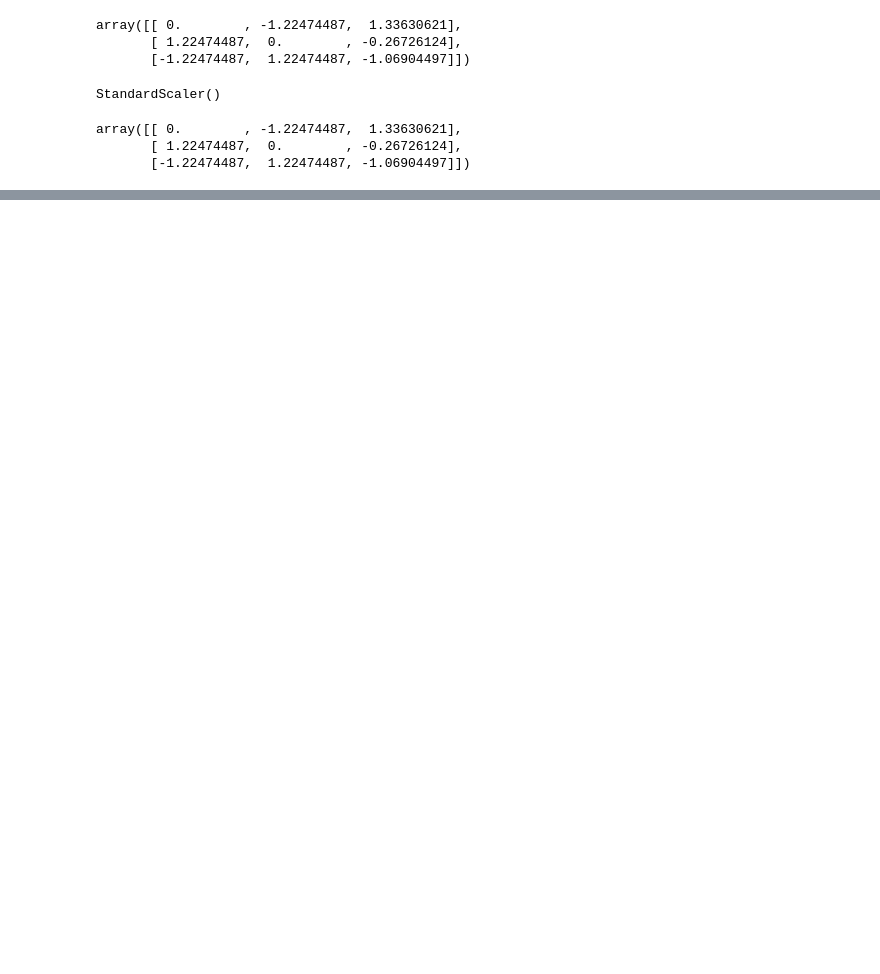
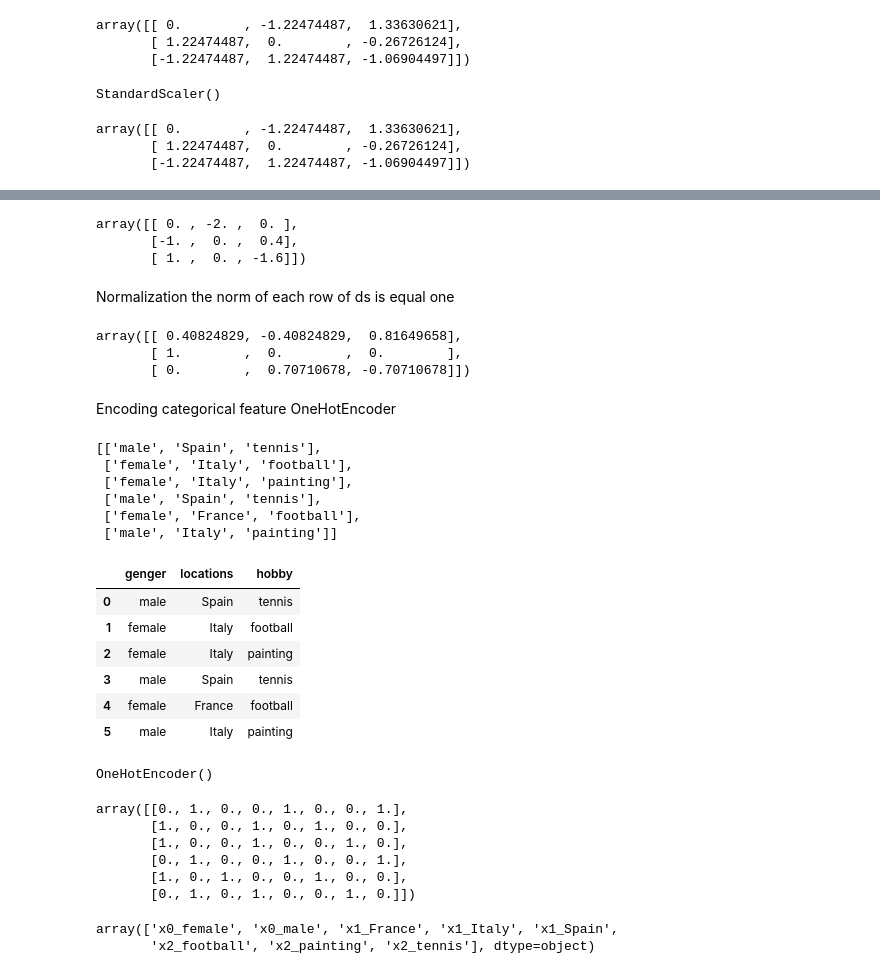
Before and after one commit to Hali2909/ExerciseNumpy, a Jupyter notebook: lesson241025.ipynb, the cells around one changed output, grey strips where cells are left out. Cells and saved outputs as stored; diff of their text form; code cells hidden in the pictures; blank space fills up the shorter version.

```diff
--- a/lesson241025.ipynb
+++ b/lesson241025.ipynb
@@ -219,0 +248,68 @@ array([[ 0.        , -1.22474487,  1.33630621],
+# %%
+transformer.transform(X)
+# %% [output]
+array([[ 0. , -2. ,  0. ],
+       [-1. ,  0. ,  0.4],
+       [ 1. ,  0. , -1.6]])
+# %% [markdown]
+Normalization
+the norm of each row of ds is equal one
+# %%
+X = np.array([[1., -1., 2.],
+     [2, 0, 0],
+     [0., 1., -1]])
+
+X_normalized = preprocessing.normalize(X, norm='l2')
+X_normalized
+# %% [output]
+array([[ 0.40824829, -0.40824829,  0.81649658],
+       [ 1.        ,  0.        ,  0.        ],
+       [ 0.        ,  0.70710678, -0.70710678]])
+# %% [markdown]
+Encoding categorical feature
+OneHotEncoder
+# %%
+X = [['male', 'Spain', 'tennis'],
+     ['female', 'Italy', 'football'],
+     ['female', 'Italy', 'painting'],
+     ['male', 'Spain', 'tennis'],
+     ['female', 'France', 'football'],
+     ['male', 'Italy', 'painting']]
+X
+# %% [output]
+[['male', 'Spain', 'tennis'],
+ ['female', 'Italy', 'football'],
+ ['female', 'Italy', 'painting'],
+ ['male', 'Spain', 'tennis'],
+ ['female', 'France', 'football'],
+ ['male', 'Italy', 'painting']]
+# %%
+pd.DataFrame(X, columns=['genger','locations', 'hobby'])
+# %% [output]
+|  | genger | locations | hobby |
+| 0 | male | Spain | tennis |
+| 1 | female | Italy | football |
+| 2 | female | Italy | painting |
+| 3 | male | Spain | tennis |
+| 4 | female | France | football |
+| 5 | male | Italy | painting |
+# %%
+enc = preprocessing.OneHotEncoder()
+enc.fit(X) #for each feature it turn into a number of columns depend on the number of variables in that origin column
+# %% [output]
+OneHotEncoder()
+# %%
+enc.transform(X).toarray()
+# %% [output]
+array([[0., 1., 0., 0., 1., 0., 0., 1.],
+       [1., 0., 0., 1., 0., 1., 0., 0.],
+       [1., 0., 0., 1., 0., 0., 1., 0.],
+       [0., 1., 0., 0., 1., 0., 0., 1.],
+       [1., 0., 1., 0., 0., 1., 0., 0.],
+       [0., 1., 0., 1., 0., 0., 1., 0.]])
+# %%
+#presents feature, numpy gategorical ->numerical
+enc.get_feature_names_out()
+# %% [output]
+array(['x0_female', 'x0_male', 'x1_France', 'x1_Italy', 'x1_Spain',
+       'x2_football', 'x2_painting', 'x2_tennis'], dtype=object)
```
Also changed, not shown: parts of 6 cells of this notebook.
